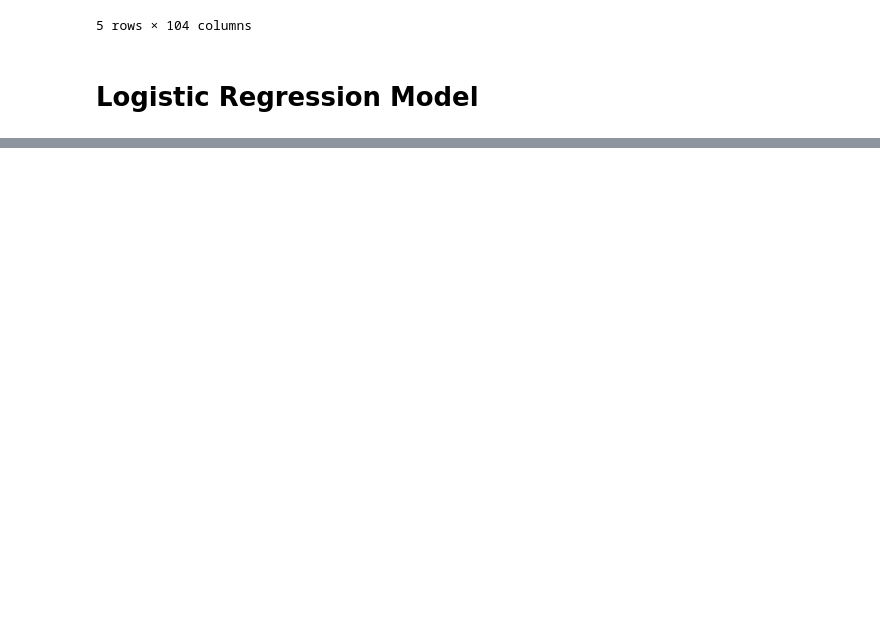
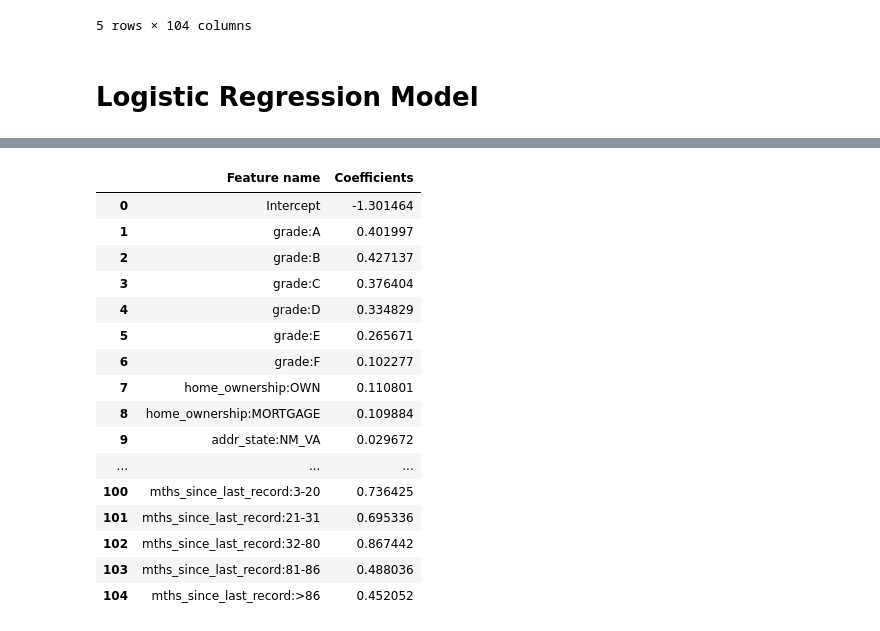
Before and after one commit to vinifranco48/credit_risk, a Jupyter notebook: notebooks/modelling_PD.ipynb, the cells around one changed output, grey strips where cells are left out. Drawn from its saved outputs; the diff is of its cells as text; code cells hidden in the pictures; blank space fills up the shorter version.

```diff
--- a/notebooks/modelling_PD.ipynb
+++ b/notebooks/modelling_PD.ipynb
@@ -265,3 +269,3 @@ Name: count, dtype: int64
 # %%
-reg.fit(input_train_v1, target_train_alinhado)
+reg.fit(input_train, target_train)
 # %% [output]
@@ -281,0 +284,37 @@ reg.intercept_[0]
+# %%
+feature_name = input_train.columns.values
+# %%
+
+# Desbloqueando as opções de exibição do pandas
+pd.options.display.max_rows = None
+pd.options.display.max_columns = None
+pd.options.display.width = None
+# %%
+summary_table = pd.DataFrame(columns=['Feature name'], data=feature_name)
+summary_table['Coefficients'] = np.transpose(reg.coef_)
+summary_table.index = summary_table.index + 1
+summary_table = summary_table.sort_index()
+
+# Add intercept as the first row
+intercept_row = pd.DataFrame({'Feature name': ['Intercept'], 'Coefficients': [reg.intercept_[0]]}, index=[0])
+summary_table = pd.concat([intercept_row, summary_table]).reset_index(drop=True)
+
+summary_table
+# %% [output]
+|  | Feature name | Coefficients |
+| 0 | Intercept | -1.301464 |
+| 1 | grade:A | 0.401997 |
+| 2 | grade:B | 0.427137 |
+| 3 | grade:C | 0.376404 |
+| 4 | grade:D | 0.334829 |
+| 5 | grade:E | 0.265671 |
+| 6 | grade:F | 0.102277 |
+| 7 | home_ownership:OWN | 0.110801 |
+| 8 | home_ownership:MORTGAGE | 0.109884 |
+| 9 | addr_state:NM_VA | 0.029672 |
+| ... | ... | ... |
+| 100 | mths_since_last_record:3-20 | 0.736425 |
+| 101 | mths_since_last_record:21-31 | 0.695336 |
+| 102 | mths_since_last_record:32-80 | 0.867442 |
+| 103 | mths_since_last_record:81-86 | 0.488036 |
+| 104 | mths_since_last_record:>86 | 0.452052 |
```
Also changed, not shown: parts of 23 cells of this notebook, 1 other file.
